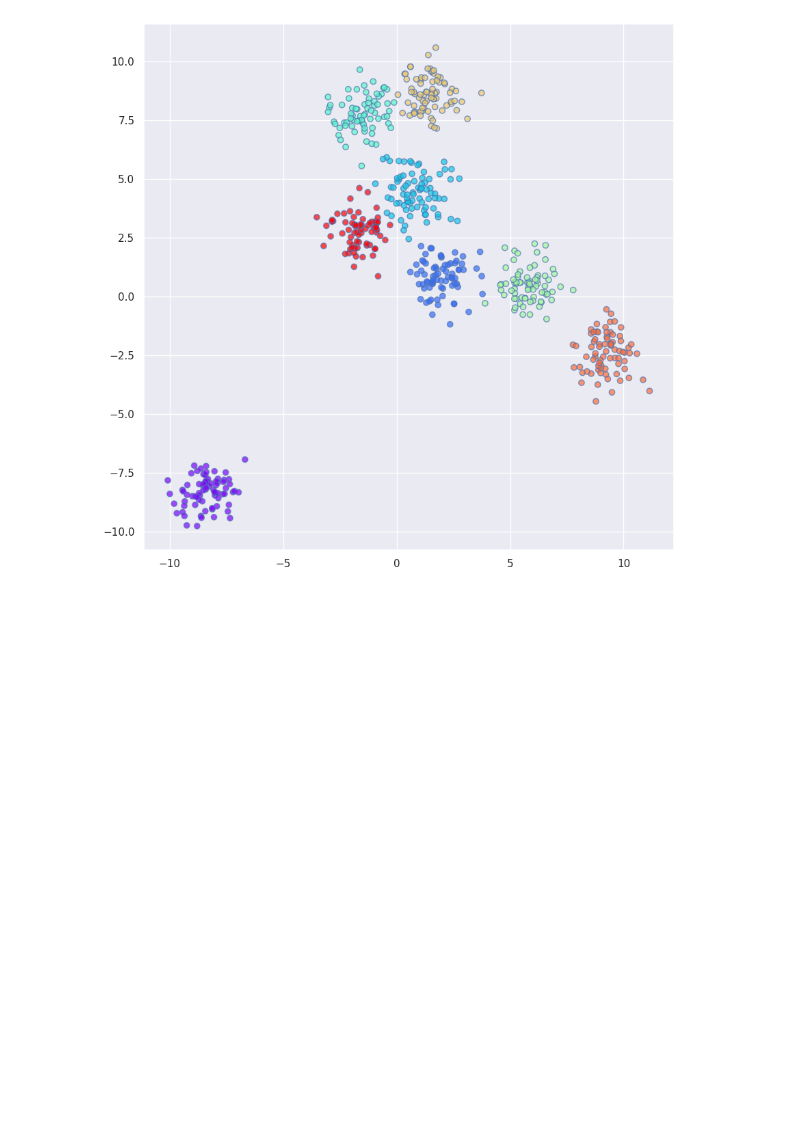
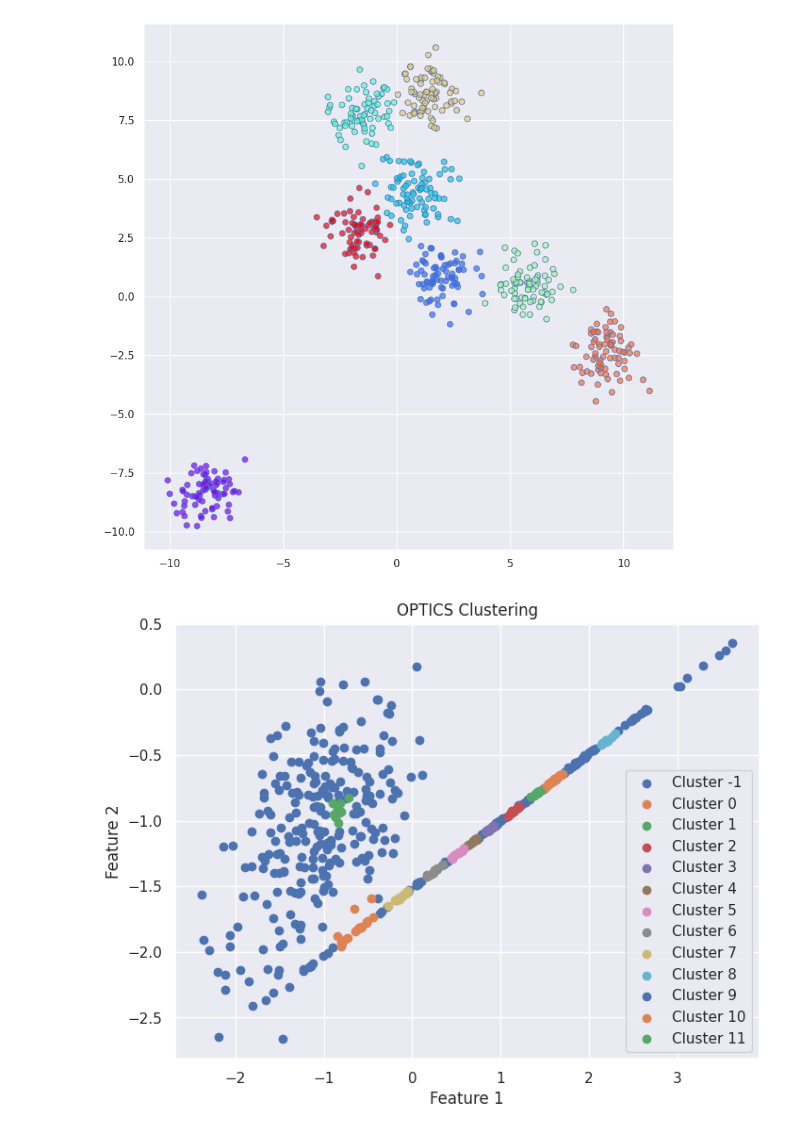
Before and after one commit to Lillian-muchoki/AI-TruthGuard-Bias, a Jupyter notebook: clustering-assignment.ipynb, the cells around one changed output. Cells and saved outputs as stored; diff of their text form; code cells hidden in the pictures; blank space fills up the shorter version.

```diff
--- a/clustering-assignment.ipynb
+++ b/clustering-assignment.ipynb
@@ -233,3 +274,42 @@ plt.scatter(dataset[:, 0], dataset[:, 1], c = pred, cmap = 'rainbow', alpha = 0.
 plt.show()
 # %% [output]
 [figure]
+# %%
+import numpy as np
+import matplotlib.pyplot as plt
+from sklearn.datasets import make_classification
+from sklearn.cluster import OPTICS
+
+# Initialize the dataset
+training_data, _ = make_classification(
+    n_samples=500,
+    n_features=2,
+    n_informative=2,
+    n_redundant=0,
+    n_clusters_per_class=1,
+    random_state=4
+)
+
+# Define the model
+optics_model = OPTICS(eps=0.75, min_samples=10)
+
+# Fit and predict
+optics_result = optics_model.fit_predict(training_data)
+
+# Get unique clusters
+optics_clusters = np.unique(optics_result)
+
+# Plot the OPTICS clusters
+plt.figure(figsize=(8, 6))
+
+for optics_cluster in optics_clusters:
+    index = np.where(optics_result == optics_cluster)
+    plt.scatter(training_data[index, 0], training_data[index, 1], label=f'Cluster {optics_cluster}')
+
+plt.xlabel("Feature 1")
+plt.ylabel("Feature 2")
+plt.title("OPTICS Clustering")
+plt.legend()
+plt.show()
+# %% [output]
+[figure, added]
```
Also changed, not shown: parts of 22 cells of this notebook.
